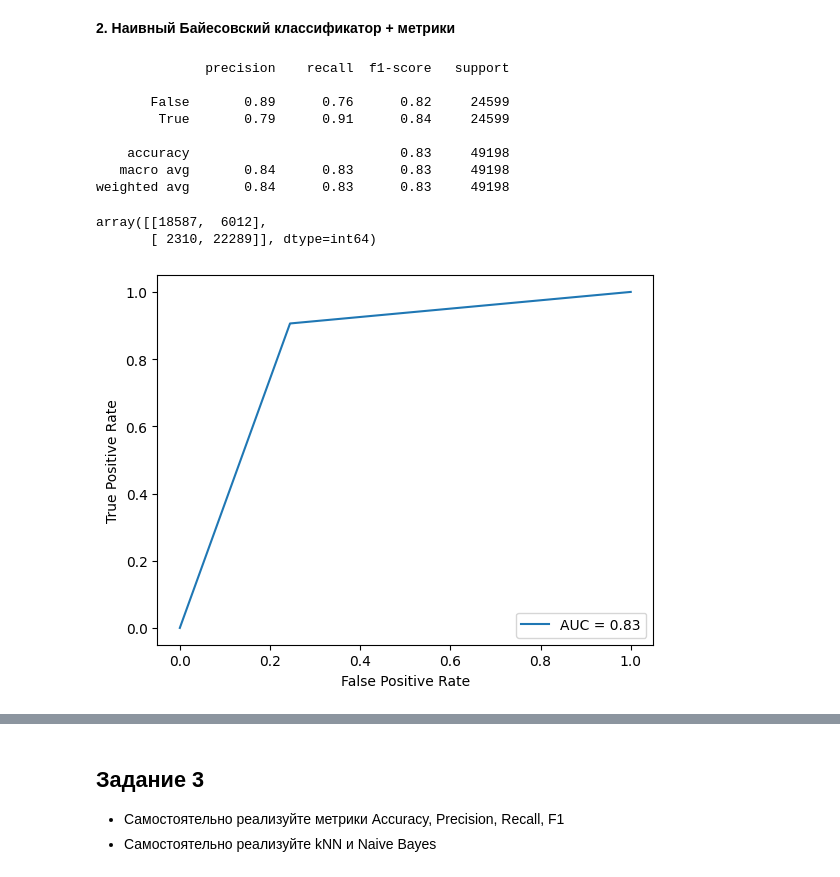
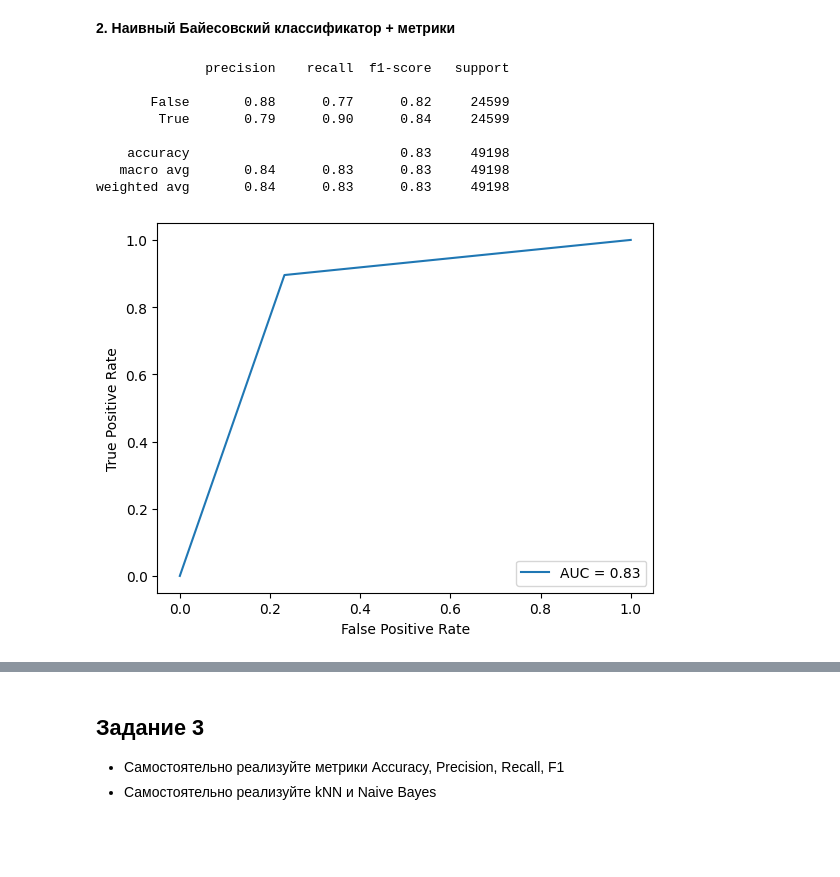
Before and after one commit to IvanBugaenko/MachineLearning-Labs, a Jupyter notebook: notebooks/2.ipynb, the cells around one changed output, grey strips where cells are left out. Drawn from its saved outputs; the diff is of its cells as text; code cells hidden in the pictures; blank space fills up the shorter version.

```diff
--- a/notebooks/2.ipynb
+++ b/notebooks/2.ipynb
@@ -209,39 +192,17 @@ RocCurveDisplay.from_estimator(knn, X_test, y_test)
 # %% [markdown]
 **2. Наивный Байесовский классификатор + метрики**
 # %%
-gnb = GaussianNB()
-gnb.fit(X_train, y_train)
+gnb = GaussianNB().fit(X_train, y_train)
 y_pred = gnb.predict(X_test)
 print(classification_report(y_test, y_pred))
+draw_roc(y_test, y_pred)
 # %% [output]
               precision    recall  f1-score   support
 
-       False       0.89      0.76      0.82     24599
-        True       0.79      0.91      0.84     24599
+       False       0.88      0.77      0.82     24599
+        True       0.79      0.90      0.84     24599
 
     accuracy                           0.83     49198
    macro avg       0.84      0.83      0.83     49198
 weighted avg       0.84      0.83      0.83     49198
+[figure, added]
-# %%
-confusion_matrix(y_test, y_pred)
-# %% [output]
-array([[18587,  6012],
-       [ 2310, 22289]], dtype=int64)
-# %%
-import matplotlib.pyplot as plt
-from sklearn.metrics import RocCurveDisplay, roc_curve, auc
-
-fpr, tpr, thresholds = roc_curve(y_test, y_pred)
-roc_auc = auc(fpr, tpr)
-
-display = RocCurveDisplay(
-    fpr=fpr,
-    tpr=tpr,
-    roc_auc=roc_auc
-)
-
-display.plot()
-
-plt.show()
-# %% [output]
-[figure, removed]
```
Also changed, not shown: parts of 22 cells of this notebook, 5 other files.
